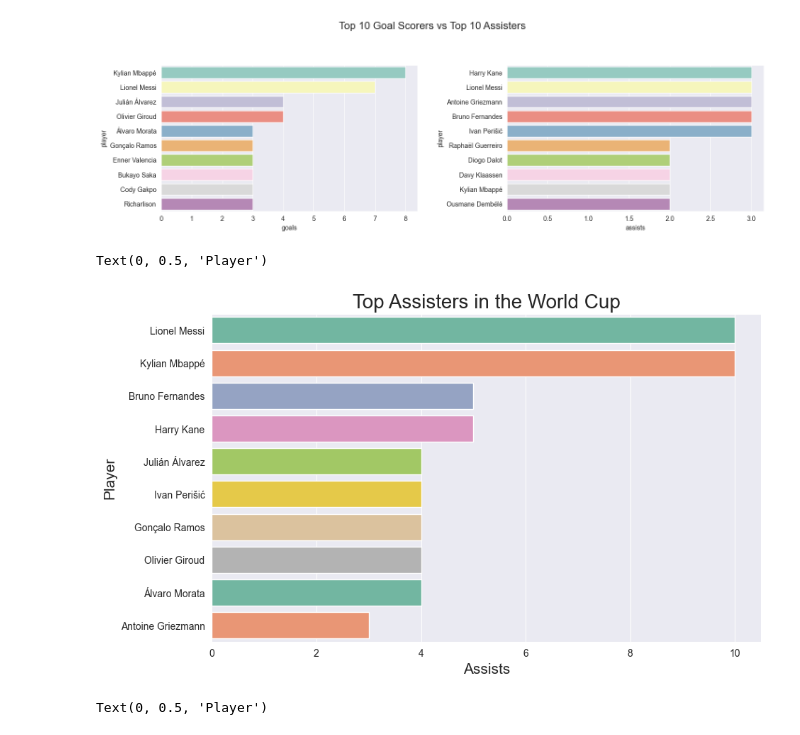
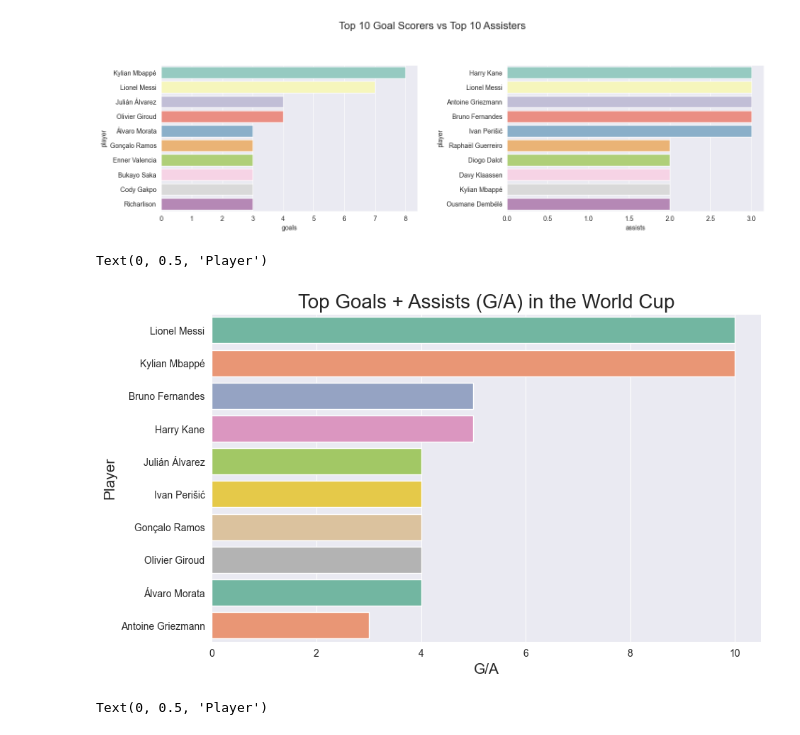
Before and after one commit to ccvale/2022-Qatar-World-Cup-Analysis, a Jupyter notebook: worldcup.ipynb, the cells around one changed output. Drawn from its saved outputs; the diff is of its cells as text; code cells hidden in the pictures.

```diff
--- a/worldcup.ipynb
+++ b/worldcup.ipynb
@@ -559,14 +560,14 @@ fig.tight_layout(pad=3.0)
 # %%
 plt.figure(figsize=(10, 6))
 sns.set_style('darkgrid')
 
 sns.barplot(x='G/A', y='player', data=players.sort_values('G/A', ascending=False).head(10), palette='Set2')
-plt.title('Top Assisters in the World Cup', fontsize=20)
-plt.xlabel('Assists', fontsize=15)
+plt.title('Top Goals + Assists (G/A) in the World Cup', fontsize=20)
+plt.xlabel('G/A', fontsize=15)
 plt.ylabel('Player', fontsize=15)
 # %% [output]
 Text(0, 0.5, 'Player')
-[figure, old version]
+[figure, new version]
 # %%
 plt.figure(figsize=(10, 6))
 sns.set_style('darkgrid')
```
Also changed, not shown: parts of 5 cells of this notebook, 2 other files.
